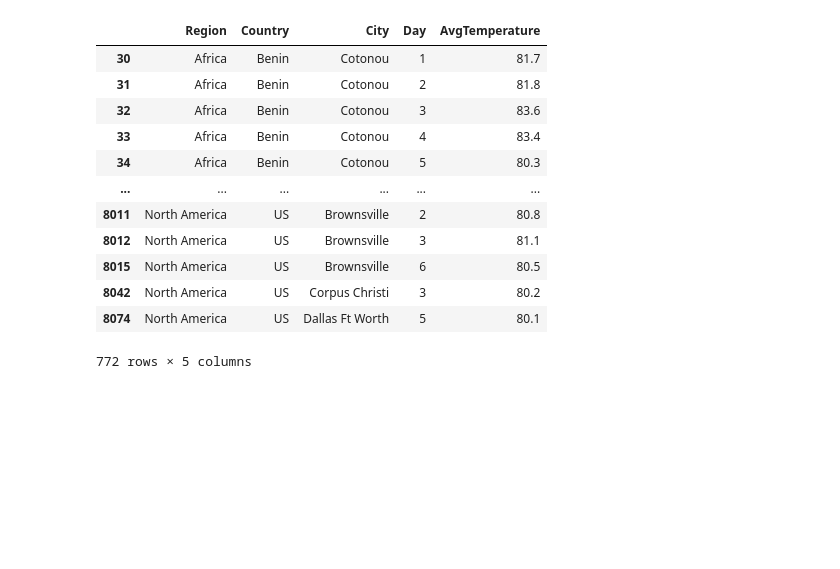
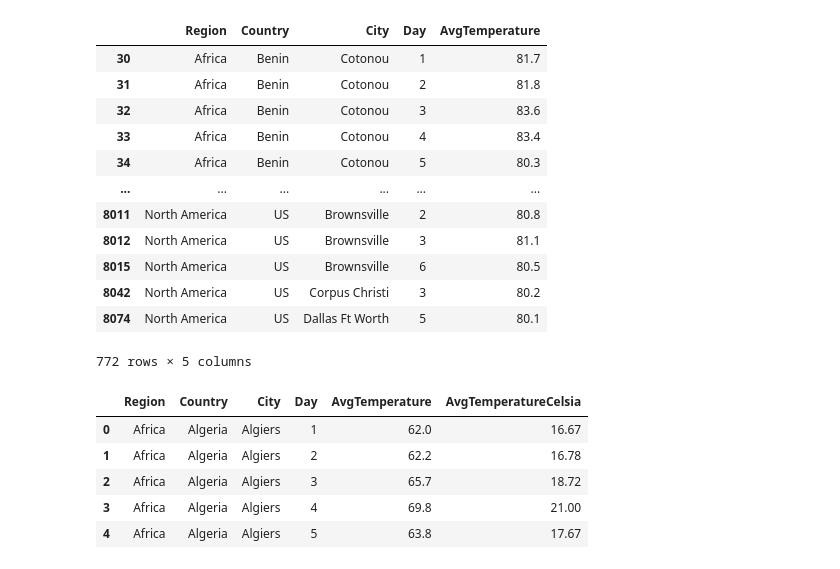
Before and after one commit to luciez/python-tasks, a Jupyter notebook: ukol-9.ipynb, the cells around one changed output. Cells and saved outputs as stored; diff of their text form; code cells hidden in the pictures; blank space fills up the shorter version.

```diff
--- a/ukol-9.ipynb
+++ b/ukol-9.ipynb
@@ -96,0 +99,10 @@ extrem
+# %%
+teploty["AvgTemperatureCelsia"] = pytemperature.f2c(teploty["AvgTemperature"])
+teploty.head()
+# %% [output]
+|  | Region | Country | City | Day | AvgTemperature | AvgTemperatureCelsia |
+| 0 | Africa | Algeria | Algiers | 1 | 62.0 | 16.67 |
+| 1 | Africa | Algeria | Algiers | 2 | 62.2 | 16.78 |
+| 2 | Africa | Algeria | Algiers | 3 | 65.7 | 18.72 |
+| 3 | Africa | Algeria | Algiers | 4 | 69.8 | 21.00 |
+| 4 | Africa | Algeria | Algiers | 5 | 63.8 | 17.67 |
```
Also changed, not shown: parts of 4 cells of this notebook.
